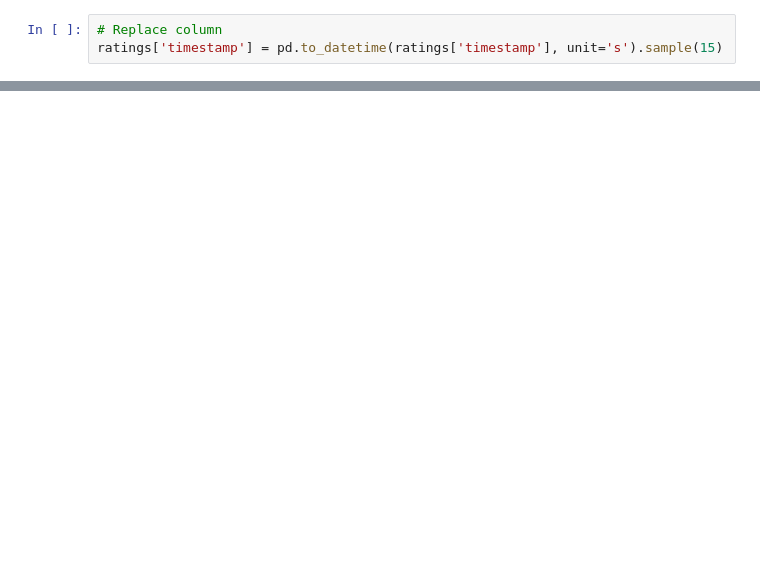
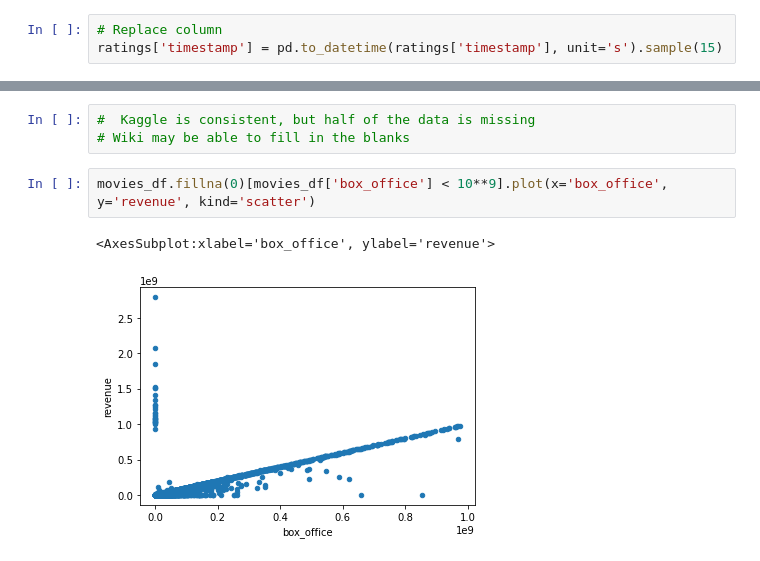
Before and after one commit to Jhackmeyer/Movies-ETL, a Jupyter notebook: movie_hackathon_ETL.ipynb, the cells around one changed output, grey strips where cells are left out. Drawn from its saved outputs; the diff is of its cells as text; blank space fills up the shorter version.

```diff
--- a/movie_hackathon_ETL.ipynb
+++ b/movie_hackathon_ETL.ipynb
@@ -1024,0 +1209,8 @@ Name: rating, dtype: float64
+# %%
+#  Kaggle is consistent, but half of the data is missing
+# Wiki may be able to fill in the blanks
+# %%
+movies_df.fillna(0)[movies_df['box_office'] < 10**9].plot(x='box_office', y='revenue', kind='scatter')
+# %% [output]
+<AxesSubplot:xlabel='box_office', ylabel='revenue'>
+[figure, added]
```
Also changed, not shown: parts of 55 cells of this notebook.
